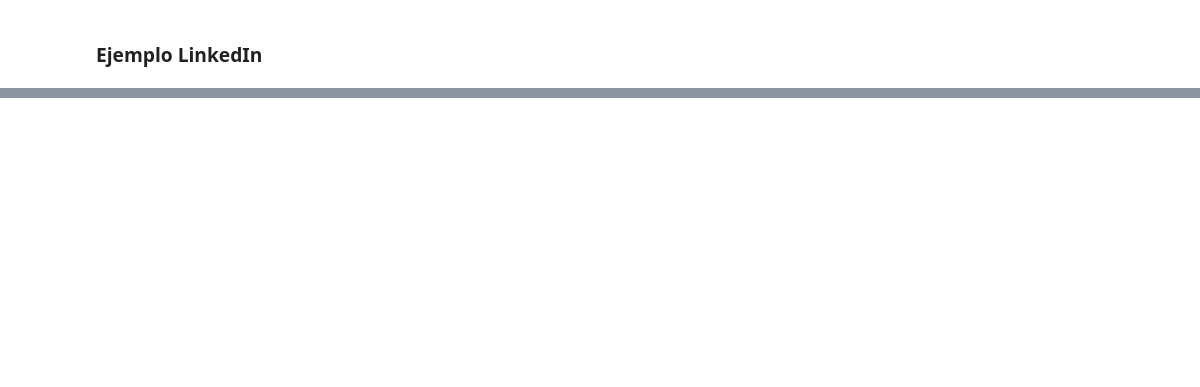
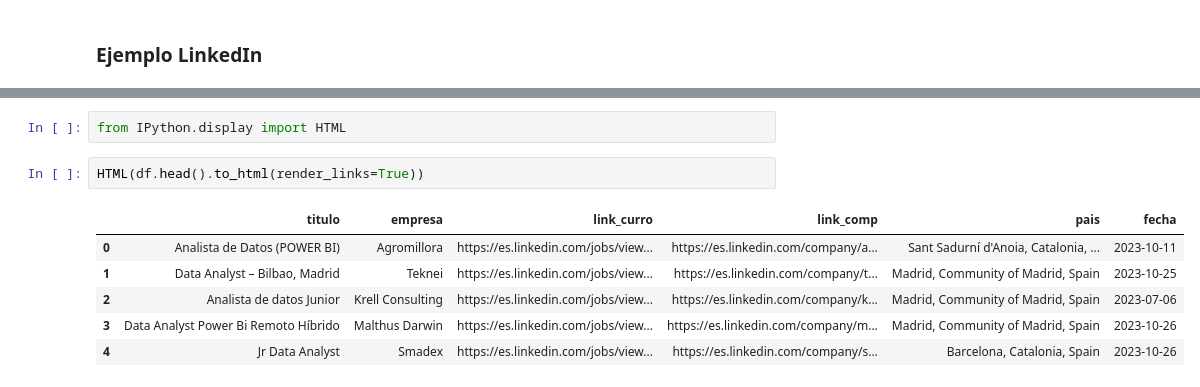
Before and after one commit to Ironhack-Data-Madrid-Octubre-2023/apuntes_clase, a Jupyter notebook: semana_4/2.2 - Web Scraping (bs4).ipynb, the cells around one changed output, grey strips where cells are left out. Saved outputs shown, nothing was run; the diff lists cells and outputs as text; blank space fills up the shorter version.

```diff
--- a/semana_4/2.2 - Web Scraping (bs4).ipynb
+++ b/semana_4/2.2 - Web Scraping (bs4).ipynb
@@ -77,0 +567,11 @@ https://tools.keycdn.com/geo
+# %%
+from IPython.display import HTML
+# %%
+HTML(df.head().to_html(render_links=True))
+# %% [output]
+|  | titulo | empresa | link_curro | link_comp | pais | fecha |
+| 0 | Analista de Datos (POWER BI) | Agromillora | https://es.linkedin.com/jobs/view... | https://es.linkedin.com/company/a... | Sant Sadurní d'Anoia, Catalonia, ... | 2023-10-11 |
+| 1 | Data Analyst – Bilbao, Madrid | Teknei | https://es.linkedin.com/jobs/view... | https://es.linkedin.com/company/t... | Madrid, Community of Madrid, Spain | 2023-10-25 |
+| 2 | Analista de datos Junior | Krell Consulting | https://es.linkedin.com/jobs/view... | https://es.linkedin.com/company/k... | Madrid, Community of Madrid, Spain | 2023-07-06 |
+| 3 | Data Analyst Power Bi Remoto Híbrido | Malthus Darwin | https://es.linkedin.com/jobs/view... | https://es.linkedin.com/company/m... | Madrid, Community of Madrid, Spain | 2023-10-26 |
+| 4 | Jr Data Analyst | Smadex | https://es.linkedin.com/jobs/view... | https://es.linkedin.com/company/s... | Barcelona, Catalonia, Spain | 2023-10-26 |
```
Also changed, not shown: parts of 47 cells of this notebook.
